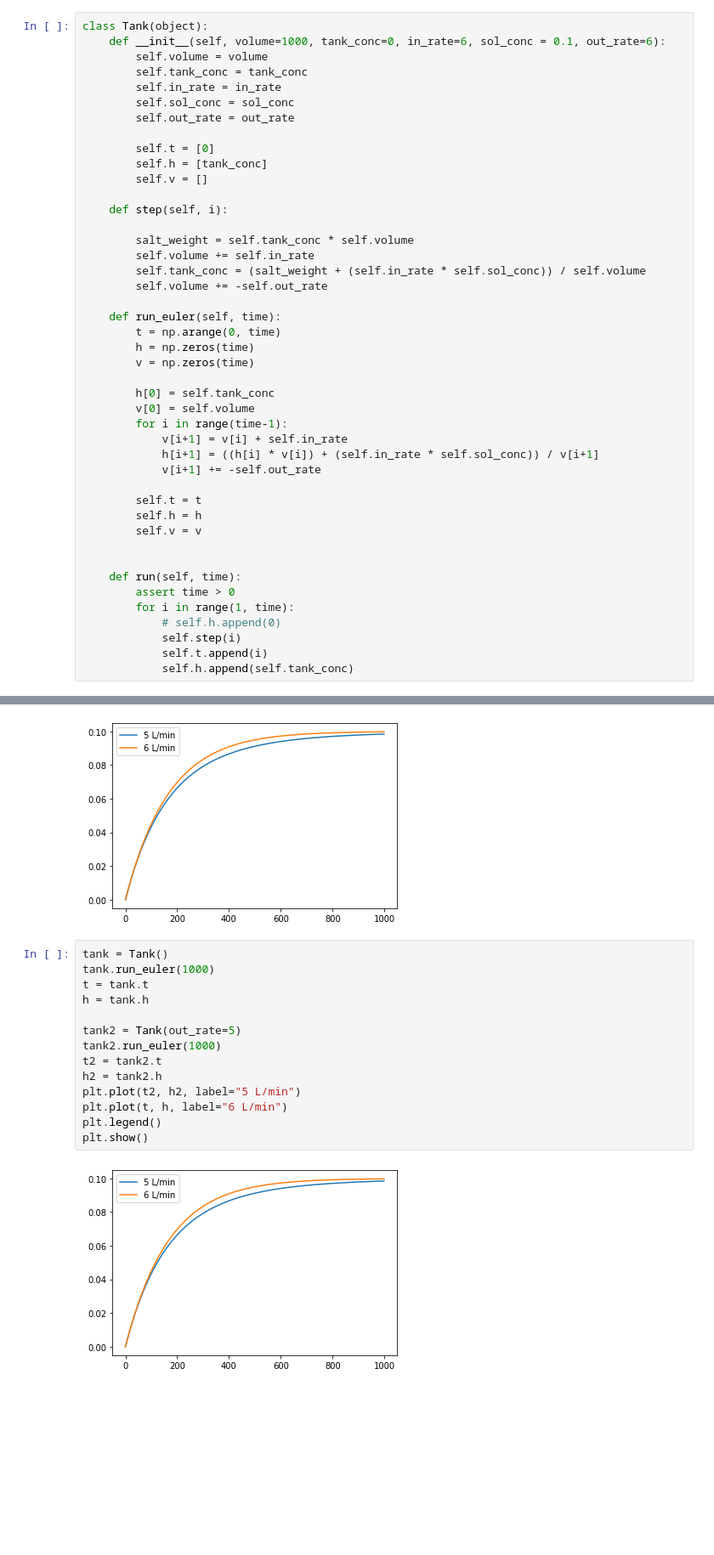
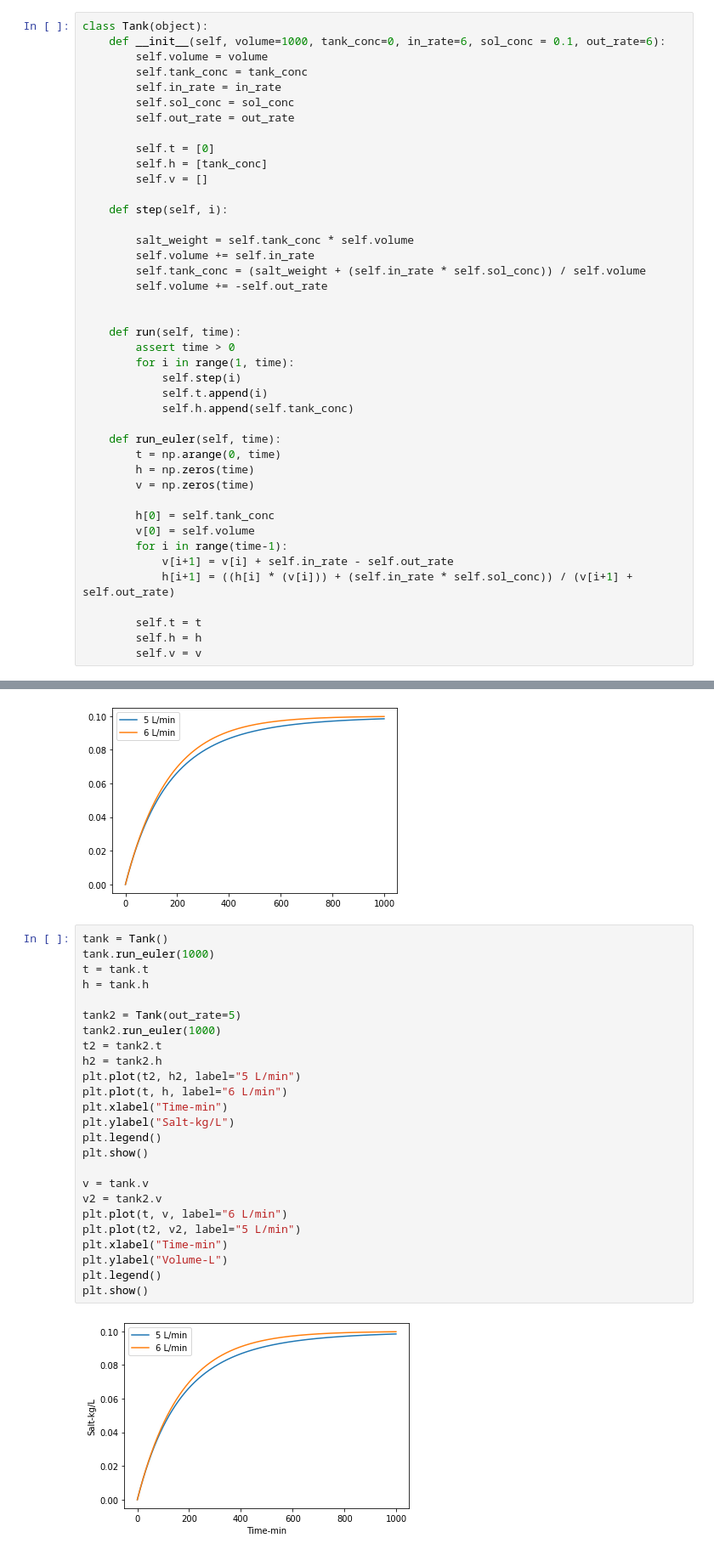
Before and after one commit to Casper-Smet/simulation-modelling, a Jupyter notebook: salt-tank.ipynb, the cells around one changed output, grey strips where cells are left out. Shown: that part at 85% size. Saved outputs shown, nothing was run; the diff lists cells and outputs as text; blank space fills up the shorter version.

Commit message:
Salt tank

```diff
--- a/salt-tank.ipynb
+++ b/salt-tank.ipynb
@@ -27,6 +27,14 @@ class Tank(object):
         self.tank_conc = (salt_weight + (self.in_rate * self.sol_conc)) / self.volume
         self.volume += -self.out_rate
 
+
+    def run(self, time):
+        assert time > 0
+        for i in range(1, time):
+            self.step(i)
+            self.t.append(i)
+            self.h.append(self.tank_conc)
+
     def run_euler(self, time):
         t = np.arange(0, time)
         h = np.zeros(time)
@@ -35,22 +43,12 @@ class Tank(object):
         h[0] = self.tank_conc
         v[0] = self.volume
         for i in range(time-1):
-            v[i+1] = v[i] + self.in_rate
-            h[i+1] = ((h[i] * v[i]) + (self.in_rate * self.sol_conc)) / v[i+1]
-            v[i+1] += -self.out_rate
+            v[i+1] = v[i] + self.in_rate - self.out_rate
+            h[i+1] = ((h[i] * (v[i])) + (self.in_rate * self.sol_conc)) / (v[i+1] + self.out_rate)
 
         self.t = t
         self.h = h
         self.v = v
-
-
-    def run(self, time):
-        assert time > 0
-        for i in range(1, time):
-            # self.h.append(0)
-            self.step(i)
-            self.t.append(i)
-            self.h.append(self.tank_conc)
 # %%
 tank = Tank()
 tank.run(1000)
@@ -70,16 +68,27 @@ plt.show()
 # %%
 tank = Tank()
 tank.run_euler(1000)
 t = tank.t
 h = tank.h
 
 tank2 = Tank(out_rate=5)
 tank2.run_euler(1000)
 t2 = tank2.t
 h2 = tank2.h
 plt.plot(t2, h2, label="5 L/min")
 plt.plot(t, h, label="6 L/min")
+plt.xlabel("Time-min")
+plt.ylabel("Salt-kg/L")
 plt.legend()
 plt.show()
+
+v = tank.v
+v2 = tank2.v
+plt.plot(t, v, label="6 L/min")
+plt.plot(t2, v2, label="5 L/min")
+plt.xlabel("Time-min")
+plt.ylabel("Volume-L")
+plt.legend()
+plt.show()
 # %% [output]
-[figure, old version]
+[figure, new version]
```
Also changed, not shown: parts of 1 cell of this notebook.
